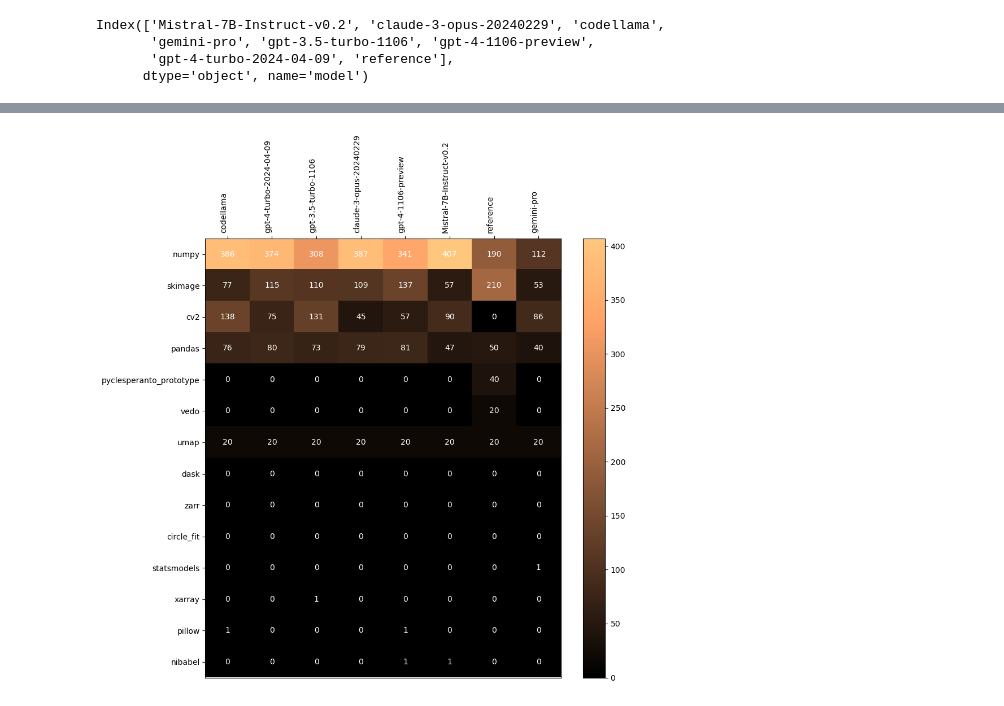
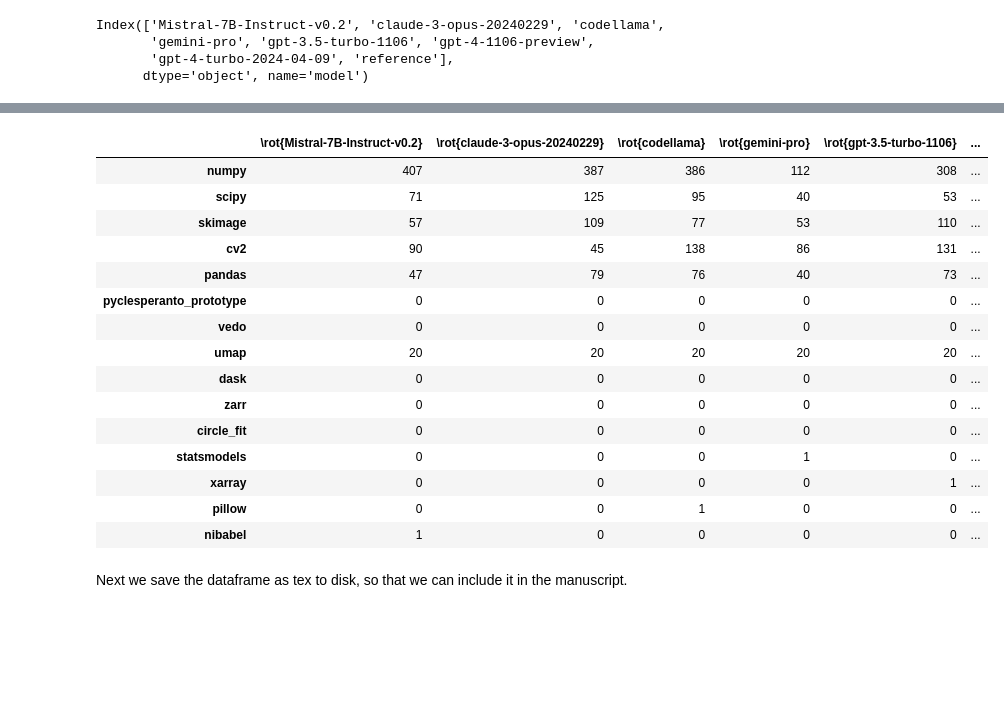
Before and after one commit to haesleinhuepf/human-eval-bia, a Jupyter notebook: demo/summarize_used_libraries.ipynb, the cells around one changed output, grey strips where cells are left out. Saved outputs shown, nothing was run; the diff lists cells and outputs as text; code cells hidden in the pictures; blank space fills up the shorter version.

```diff
--- a/demo/summarize_used_libraries.ipynb
+++ b/demo/summarize_used_libraries.ipynb
@@ -110,42 +112,27 @@ Index(['numpy', 'skimage', 'cv2', 'pandas', 'pyclesperanto_prototype', 'vedo',
       dtype='object')
-# %%
-import matplotlib.pyplot as plt
-import numpy as np
-
-# Separate the numerical data for plotting and the string column for y-axis labels
-numerical_data = lib_counts.select_dtypes(include=[np.number])
-mean_values = numerical_data.mean().sort_values(ascending=False)
-
-# Reorder columns in numerical_data based on sorted mean values
-numerical_data = numerical_data[mean_values.index]
-
-str_column_values = lib_counts.index
-
-# Plotting
-fig, ax = plt.subplots(figsize=(10,10))
-cax = ax.imshow(numerical_data, cmap='copper', aspect='auto')
-
-# Annotating each cell with the corresponding value
-for (i, j), val in np.ndenumerate(numerical_data):
-    ax.text(j, i, f'{val}', ha='center', va='center', color='white')
-
-# Setting the column names as x-axis labels
-ax.set_xticks(np.arange(len(numerical_data.columns)))
-ax.set_xticklabels(numerical_data.columns)
-
-# Setting the string column values as y-axis labels
-ax.set_yticks(np.arange(len(str_column_values)))
-ax.set_yticklabels(str_column_values)
-
-# Rotating the tick labels for better visibility
-ax.xaxis.tick_top()
-plt.xticks(rotation=90, ha="right")
-
-# Showing the color bar and tight_layout for neatness
-fig.colorbar(cax)
-plt.tight_layout()
-
-plt.savefig("used_libraries")
-plt.show()
-# %% [output]
-[figure, removed]
+# %%
+# Iterate over the columns and format new names
+new_column_names = [f"\\rot{{{col}}}" for col in lib_counts.columns]
+
+# Update the DataFrame columns
+lib_counts.columns = new_column_names
+lib_counts
+# %% [output]
+|  | \rot{Mistral-7B-Instruct-v0.2} | \rot{claude-3-opus-20240229} | \rot{codellama} | \rot{gemini-pro} | \rot{gpt-3.5-turbo-1106} | ... |
+| numpy | 407 | 387 | 386 | 112 | 308 | ... |
+| scipy | 71 | 125 | 95 | 40 | 53 | ... |
+| skimage | 57 | 109 | 77 | 53 | 110 | ... |
+| cv2 | 90 | 45 | 138 | 86 | 131 | ... |
+| pandas | 47 | 79 | 76 | 40 | 73 | ... |
+| pyclesperanto_prototype | 0 | 0 | 0 | 0 | 0 | ... |
+| vedo | 0 | 0 | 0 | 0 | 0 | ... |
+| umap | 20 | 20 | 20 | 20 | 20 | ... |
+| dask | 0 | 0 | 0 | 0 | 0 | ... |
+| zarr | 0 | 0 | 0 | 0 | 0 | ... |
+| circle_fit | 0 | 0 | 0 | 0 | 0 | ... |
+| statsmodels | 0 | 0 | 0 | 1 | 0 | ... |
+| xarray | 0 | 0 | 0 | 0 | 1 | ... |
+| pillow | 0 | 0 | 1 | 0 | 0 | ... |
+| nibabel | 1 | 0 | 0 | 0 | 0 | ... |
+# %% [markdown]
+Next we save the dataframe as tex to disk, so that we can include it in the manuscript.
```
Also changed, not shown: parts of 4 cells of this notebook, 5 other files.
